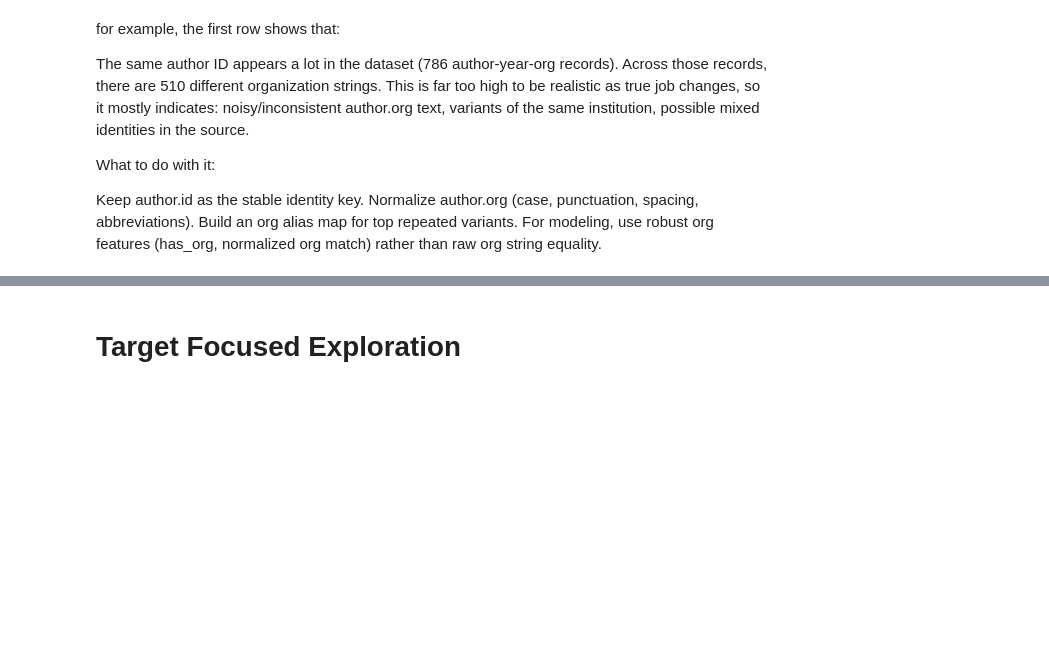
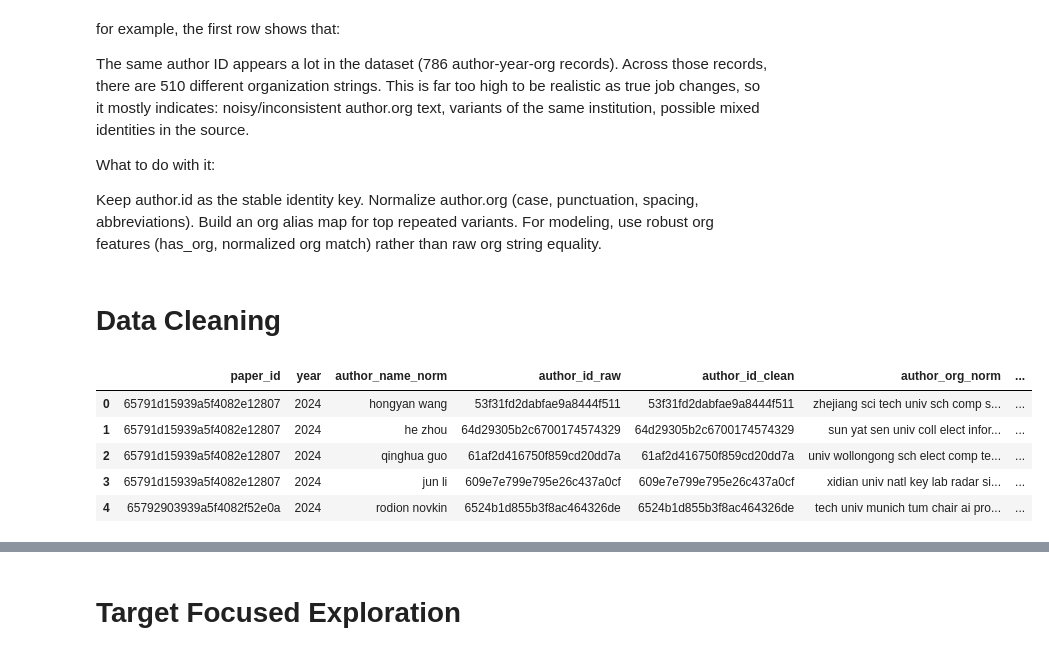
Before and after one commit to ManuCa93/data_project_3, a Jupyter notebook: notebook.ipynb, the cells around one changed output, grey strips where cells are left out. Saved outputs shown, nothing was run; the diff lists cells and outputs as text; code cells hidden in the pictures; blank space fills up the shorter version.

Commit message:
added data cleaning section

```diff
--- a/notebook.ipynb
+++ b/notebook.ipynb
@@ -633,3 +608,58 @@ The same author ID appears a lot in the dataset (786 author-year-org records). A
 What to do with it:
 
 Keep author.id as the stable identity key. Normalize author.org (case, punctuation, spacing, abbreviations). Build an org alias map for top repeated variants. For modeling, use robust org features (has_org, normalized org match) rather than raw org string equality.
+# %% [markdown]
+# Data Cleaning
+# %%
+import re
+import unicodedata
+
+def normalize_text(value):
+    if value is None:
+        return ""
+    text = unicodedata.normalize("NFKD", str(value))
+    text = "".join(ch for ch in text if not unicodedata.combining(ch))
+    text = text.lower().strip()
+    text = re.sub(r"[^a-z0-9]+", " ", text)
+    return re.sub(r"\s+", " ", text).strip()
+
+try:
+    con.create_function("normalize_text", normalize_text, [str], str)
+except Exception:
+    pass
+# %%
+
+con.sql("""
+CREATE OR REPLACE TABLE author_mentions_clean AS
+SELECT
+    p.id AS paper_id,
+    p.year,
+    normalize_text(a.author.name) AS author_name_norm,
+    CASE
+        WHEN a.author.id IS NULL OR TRIM(a.author.id) = '' THEN NULL
+        ELSE TRIM(a.author.id)
+    END AS author_id_raw,
+    COALESCE(
+        NULLIF(TRIM(a.author.id), ''),
+        'anon_' || md5(
+            normalize_text(a.author.name) || '|' ||
+            COALESCE(CAST(p.year AS VARCHAR), '') || '|' ||
+            normalize_text(a.author.org)
+        )
+    ) AS author_id_clean,
+    normalize_text(a.author.org) AS author_org_norm,
+    CASE WHEN a.author.id IS NULL OR TRIM(a.author.id) = '' THEN 1 ELSE 0 END AS is_missing_author_id,
+    CASE WHEN a.author.org IS NULL OR TRIM(a.author.org) = '' THEN 1 ELSE 0 END AS is_missing_author_org
+FROM papers p
+CROSS JOIN UNNEST(p.authors) AS a(author);
+""")
+
+
+display(con.sql("SELECT * FROM author_mentions_clean LIMIT 5").df())
+# %% [output]
+|  | paper_id | year | author_name_norm | author_id_raw | author_id_clean | author_org_norm | ... |
+| 0 | 65791d15939a5f4082e12807 | 2024 | hongyan wang | 53f31fd2dabfae9a8444f511 | 53f31fd2dabfae9a8444f511 | zhejiang sci tech univ sch comp s... | ... |
+| 1 | 65791d15939a5f4082e12807 | 2024 | he zhou | 64d29305b2c6700174574329 | 64d29305b2c6700174574329 | sun yat sen univ coll elect infor... | ... |
+| 2 | 65791d15939a5f4082e12807 | 2024 | qinghua guo | 61af2d416750f859cd20dd7a | 61af2d416750f859cd20dd7a | univ wollongong sch elect comp te... | ... |
+| 3 | 65791d15939a5f4082e12807 | 2024 | jun li | 609e7e799e795e26c437a0cf | 609e7e799e795e26c437a0cf | xidian univ natl key lab radar si... | ... |
+| 4 | 65792903939a5f4082f52e0a | 2024 | rodion novkin | 6524b1d855b3f8ac464326de | 6524b1d855b3f8ac464326de | tech univ munich tum chair ai pro... | ... |
```
Also changed, not shown: parts of 8 cells of this notebook.
